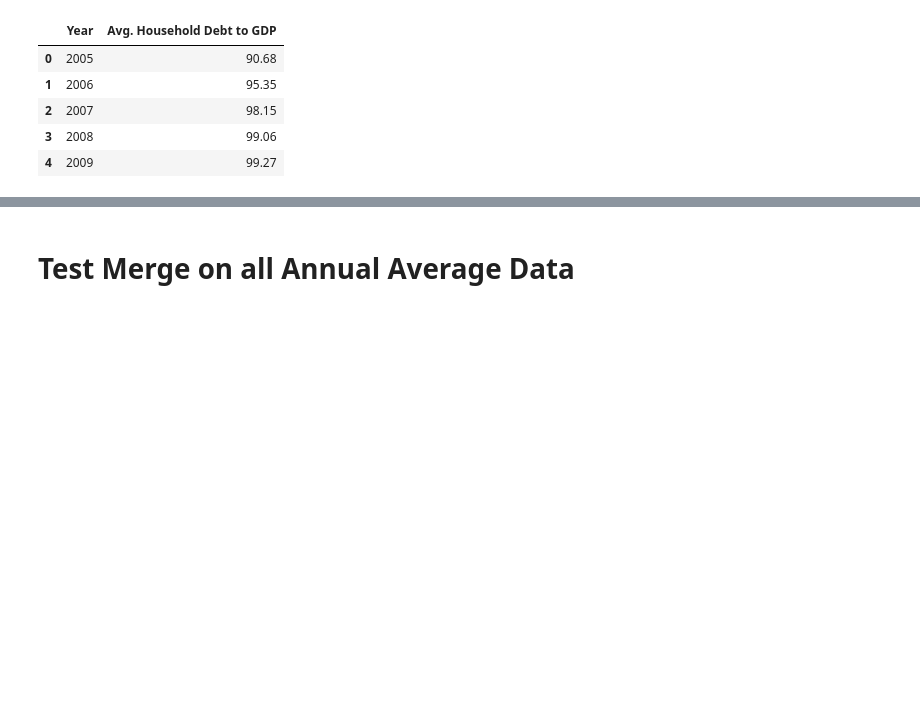
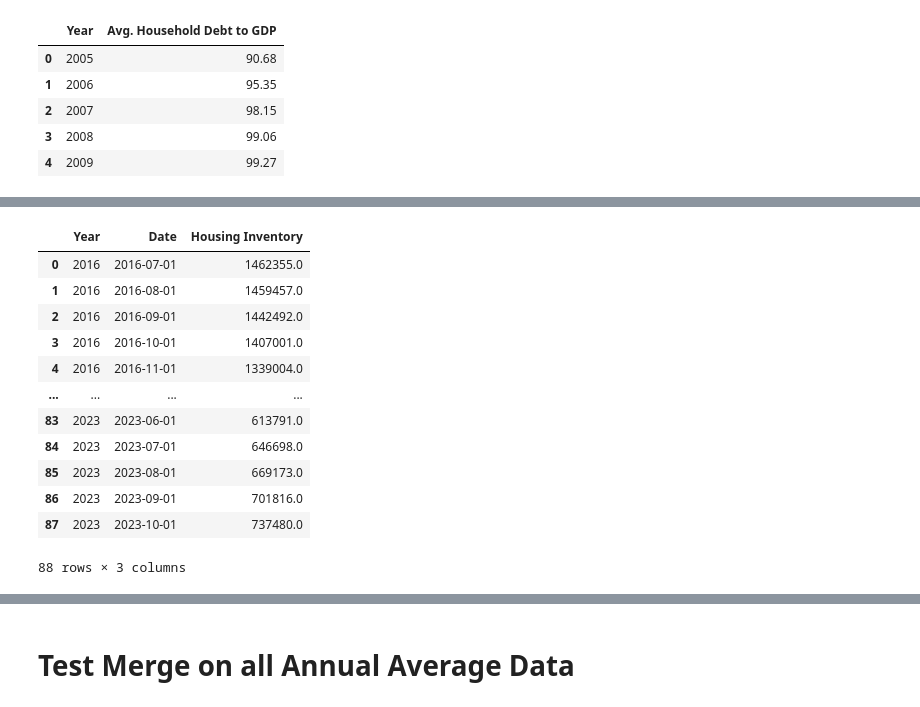
Before and after one commit to njlanger/Project1_Grp3, a Jupyter notebook: input_data/raw_fred_data.ipynb, the cells around one changed output, grey strips where cells are left out. Cells and saved outputs as stored; diff of their text form; code cells hidden in the pictures; blank space fills up the shorter version.

```diff
--- a/input_data/raw_fred_data.ipynb
+++ b/input_data/raw_fred_data.ipynb
@@ -344,0 +433,17 @@ avg_household_debt_to_gdp_df.head()
+# %%
+housing_inv_df1 = reformat_fred_df(housing_inv_df, "Housing Inventory")
+housing_inv_df1
+# %% [output]
+|  | Year | Date | Housing Inventory |
+| 0 | 2016 | 2016-07-01 | 1462355.0 |
+| 1 | 2016 | 2016-08-01 | 1459457.0 |
+| 2 | 2016 | 2016-09-01 | 1442492.0 |
+| 3 | 2016 | 2016-10-01 | 1407001.0 |
+| 4 | 2016 | 2016-11-01 | 1339004.0 |
+| ... | ... | ... | ... |
+| 83 | 2023 | 2023-06-01 | 613791.0 |
+| 84 | 2023 | 2023-07-01 | 646698.0 |
+| 85 | 2023 | 2023-08-01 | 669173.0 |
+| 86 | 2023 | 2023-09-01 | 701816.0 |
+| 87 | 2023 | 2023-10-01 | 737480.0 |
+88 rows × 3 columns
```
Also changed, not shown: parts of 15 cells of this notebook, 1 other file.
